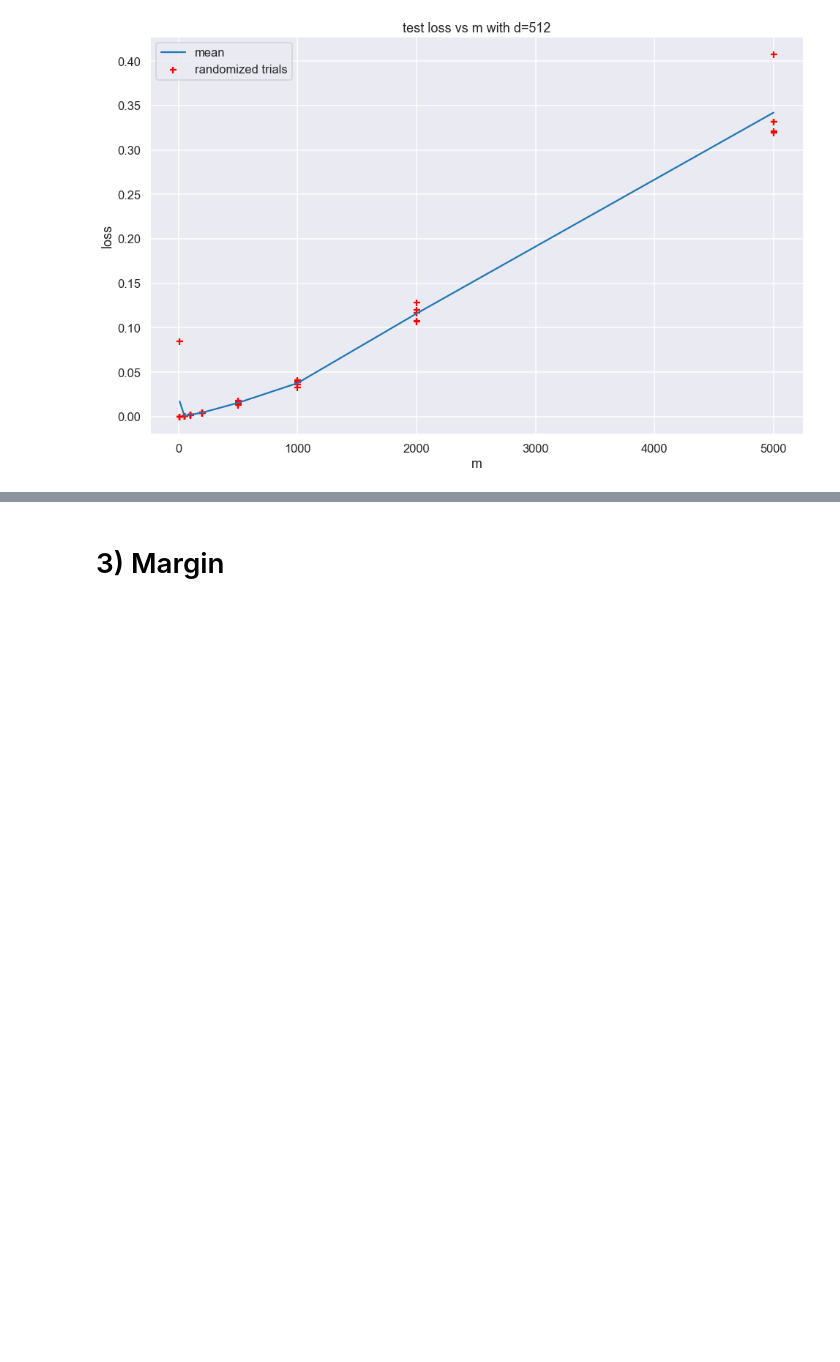
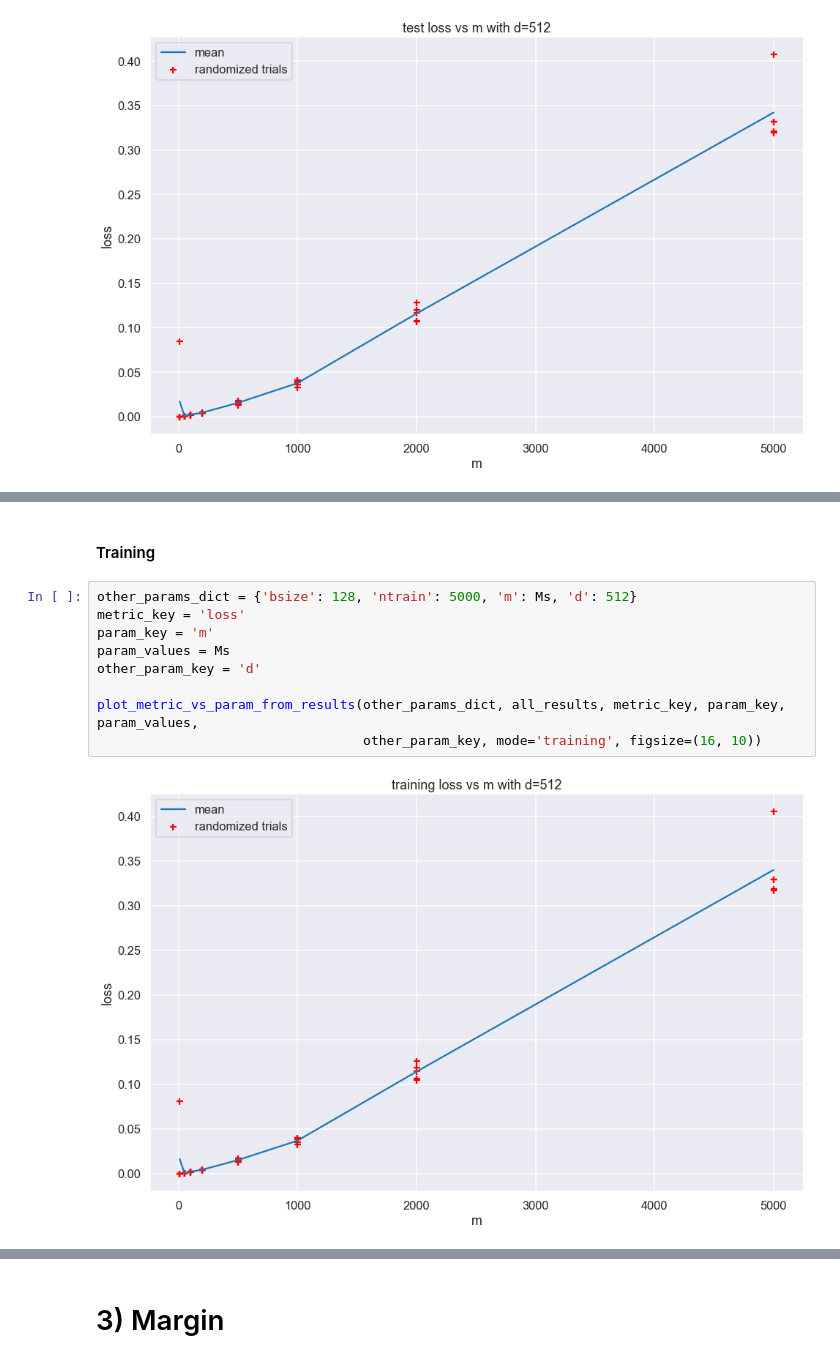
Before and after one commit to karl-hajjar/wide-networks, a Jupyter notebook: figures/wide_2_layer/activation=relu_loss=logistic_opt=sgd_init=custom/k=3_r=0.5/generate-plots.ipynb, the cells around one changed output, grey strips where cells are left out. Saved outputs shown, nothing was run; the diff lists cells and outputs as text; blank space fills up the shorter version.

```diff
--- a/figures/wide_2_layer/activation=relu_loss=logistic_opt=sgd_init=custom/k=3_r=0.5/generate-plots.ipynb
+++ b/figures/wide_2_layer/activation=relu_loss=logistic_opt=sgd_init=custom/k=3_r=0.5/generate-plots.ipynb
@@ -148,0 +169,13 @@ Metric retrieval failed for m=5000 : list index out of range
+# %% [markdown]
+#### Training
+# %%
+other_params_dict = {'bsize': 128, 'ntrain': 5000, 'm': Ms, 'd': 512}
+metric_key = 'loss'
+param_key = 'm'
+param_values = Ms
+other_param_key = 'd'
+
+plot_metric_vs_param_from_results(other_params_dict, all_results, metric_key, param_key, param_values,
+                                  other_param_key, mode='training', figsize=(16, 10))
+# %% [output]
+[figure, added]
```
Also changed, not shown: parts of 21 cells of this notebook, 1 other file.
